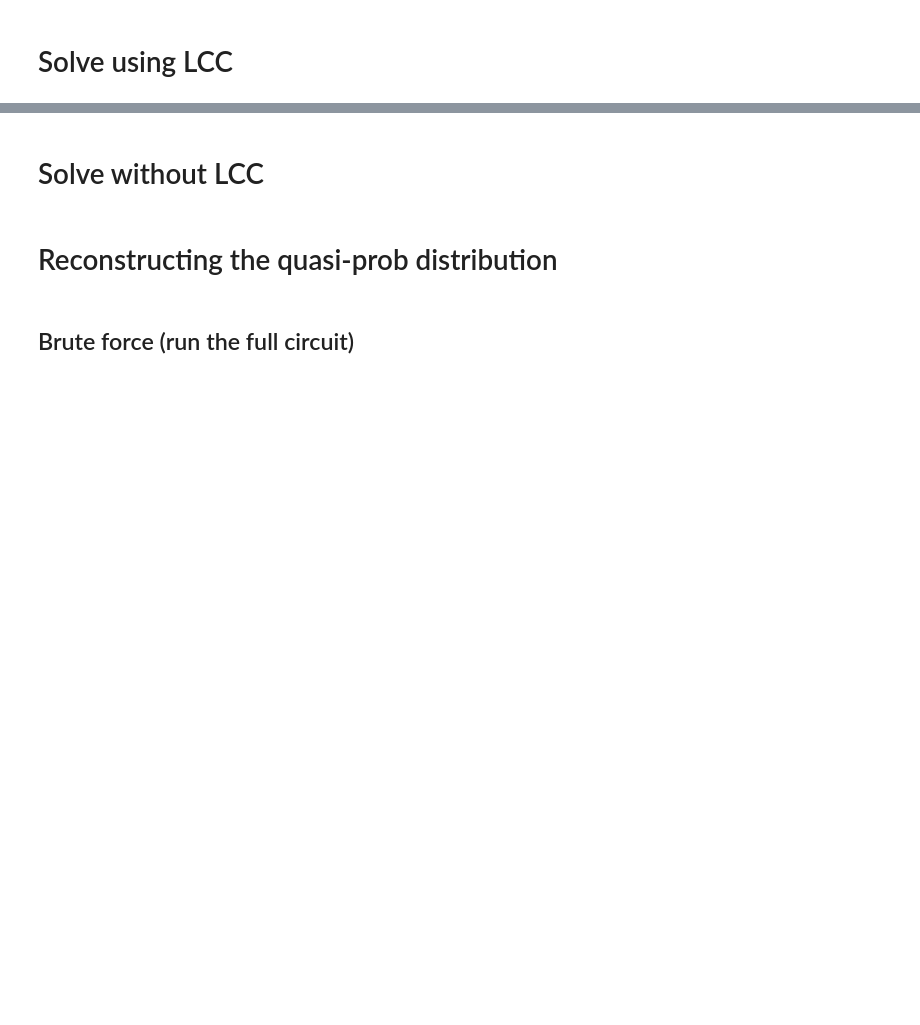
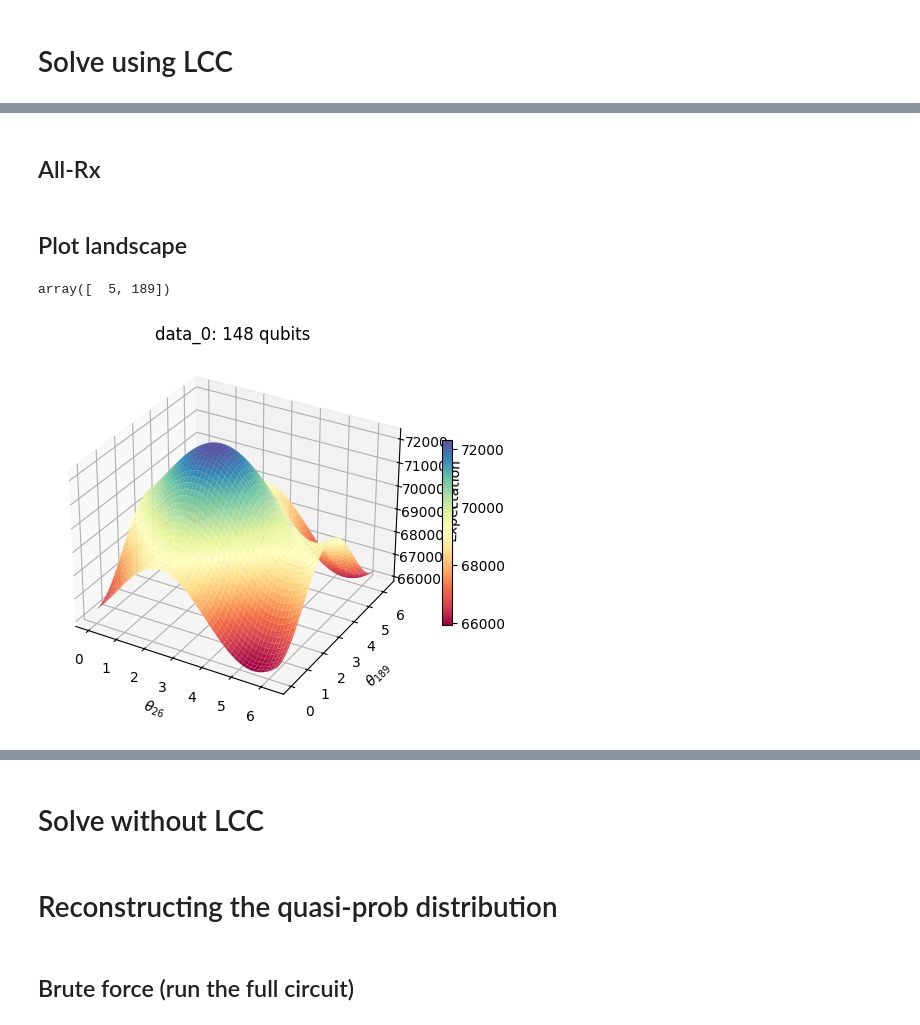
Before and after one commit to xenoicwyce/lcc, a Jupyter notebook: test_lcc.ipynb, the cells around one changed output, grey strips where cells are left out. Saved outputs shown, nothing was run; the diff lists cells and outputs as text; code cells hidden in the pictures; blank space fills up the shorter version.

```diff
--- a/test_lcc.ipynb
+++ b/test_lcc.ipynb
@@ -81,7 +121,7 @@ Gurobi cost: 65.0
 # %%
 estimator = StatevectorEstimator()
 # estimator = None
-optimizer = COBYLA()
+optimizer = L_BFGS_B()
 
 solver = LCCVQE(
     qp,
@@ -180,0 +205,42 @@ Optimal params: [ 3.14159308e+00  4.22153095e+00  3.14159312e+00  1.70606676e+00
+# %% [markdown]
+## All-Rx
+# %%
+backend = AerSimulator(method='matrix_product_state')
+estimator = BackendEstimatorV2(backend=backend)
+optimizer = COBYLA()
+
+n_trials = 1
+shots = int(1e4)
+costs = []
+solutions = []
+feasibles = []
+count = 0
+
+while True:
+    count += 1
+    solver = CustomVQE(
+        qp,
+        shots=shots,
+        estimator=estimator,
+        optimizer=optimizer,
+    )
+
+    initial_point = solver.generate_random_params(scale=np.pi)
+    result = solver.solve(initial_point=initial_point)
+    expectation = -(result.fun + solver.offset)
+    # feasible = qp.is_feasible(solver.optimal_solution)
+
+    if np.isclose(expectation, true_obj, atol=1e-3):
+        break
+
+print('No. trials:', count)
+print('Expectation:', expectation)
+# %% [markdown]
+## Plot landscape
+# %%
+def index_roller(num_params):
+    return np.random.randint(0, num_params, size=(2,))
+
+index_roller(len(result.x))
+# %% [output]
+array([  5, 189])
@@ -180,0 +344,13 @@ Optimal params: [ 3.14159308e+00  4.22153095e+00  3.14159312e+00  1.70606676e+00
+# %%
+fig, ax = plt.subplots(subplot_kw={'projection': '3d'})
+surf = ax.plot_surface(t1m, t2m, exp_arr, cmap='Spectral')
+
+ax.set_xlabel(r"$\theta_{idx1}$".replace('idx1', str(idx1)))
+ax.set_ylabel(r"$\theta_{idx2}$".replace('idx2', str(idx2)))
+ax.set_zlabel("Expectation")
+ax.set_title(f'{file_path.stem}: {solver.num_qubits} qubits')
+fig.colorbar(surf, shrink=.5)
+
+plt.show()
+# %% [output]
+[figure, added]
```
Also changed, not shown: parts of 28 cells of this notebook, 33 other files.
